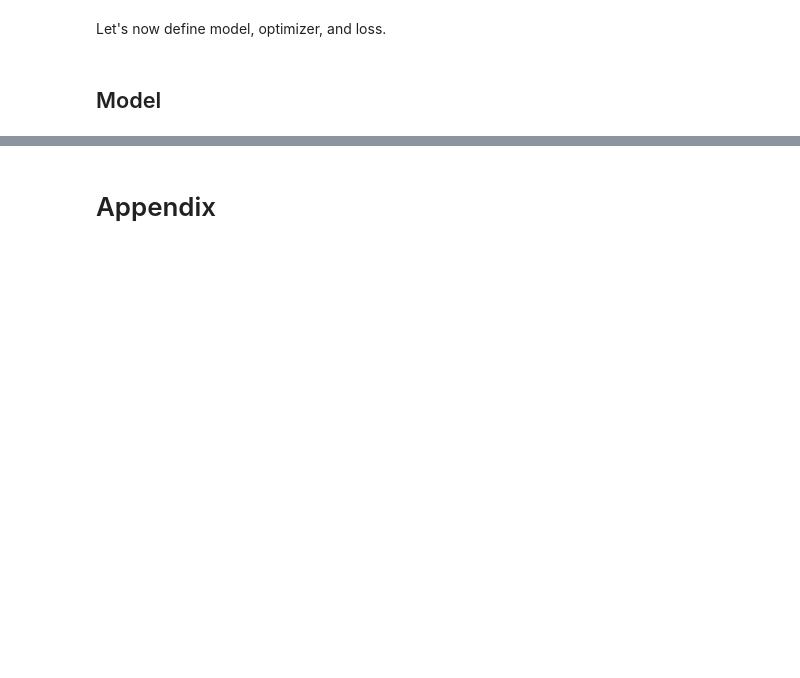
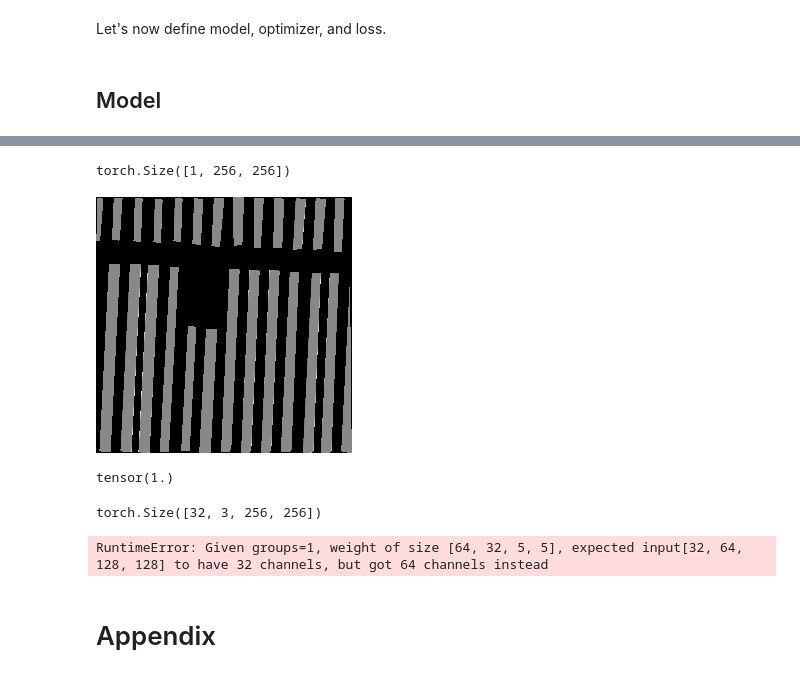
Before and after one commit to nesaboz/solar, a Jupyter notebook: pycode/main.ipynb, the cells around one changed output, grey strips where cells are left out. Saved outputs shown, nothing was run; the diff lists cells and outputs as text; code cells hidden in the pictures; blank space fills up the shorter version.

```diff
--- a/pycode/main.ipynb
+++ b/pycode/main.ipynb
@@ -54,5 +67,5 @@ to go from a path to tensor use `torchvision.transforms.ToTensor()`:
 # %%
-image_tensor = ToTensor()(Image.open(image_paths[0]))
+image_tensor = ToTensor()(im)
 image_tensor.shape
 # %% [output]
 torch.Size([3, 256, 256])
@@ -64,9 +92,10 @@ x_tensor = []
 y_tensor = []
 
 for image_path, mask_path in zip(image_paths, mask_paths):
-    # load an image into a tensor and store in x_tensor, hopefully not too big:
-    image_tensor = tensorizer(Image.open(image_path))
-    mask_tensor = tensorizer(Image.open(mask_path).convert('RGB'))
+    image_tensor = ToTensor()(Image.open(image_path))
+
+    mask_tensor = ToTensor()(Image.open(mask_path).convert('L'))
+    mask_tensor = mask_tensor / mask_tensor.max()
 
     x_tensor.append(image_tensor)
     y_tensor.append(mask_tensor)
@@ -263,0 +213,3 @@ Segnet()
+# %%
+x, y = next(iter(train_loader))
+x
@@ -264,3 +234,24 @@ Segnet()
+# %%
+y[0].shape
+# %% [output]
+torch.Size([1, 256, 256])
+# %%
+example_pil = ToPILImage()(y[0])
+example_pil
+# %% [output]
+[figure, added]
+# %%
+y[0].max()
+# %% [output]
+tensor(1.)
+# %%
+x.shape
+# %% [output]
+torch.Size([32, 3, 256, 256])
+# %%
+segnet(x)
+# %% [output]
+RuntimeError: Given groups=1, weight of size [64, 32, 5, 5], expected input[32, 64, 128, 128] to have 32 channels, but got 64 channels instead
 # %% [markdown]
 # Appendix
 # %%
```
Also changed, not shown: parts of 17 cells of this notebook, 1 other file.
